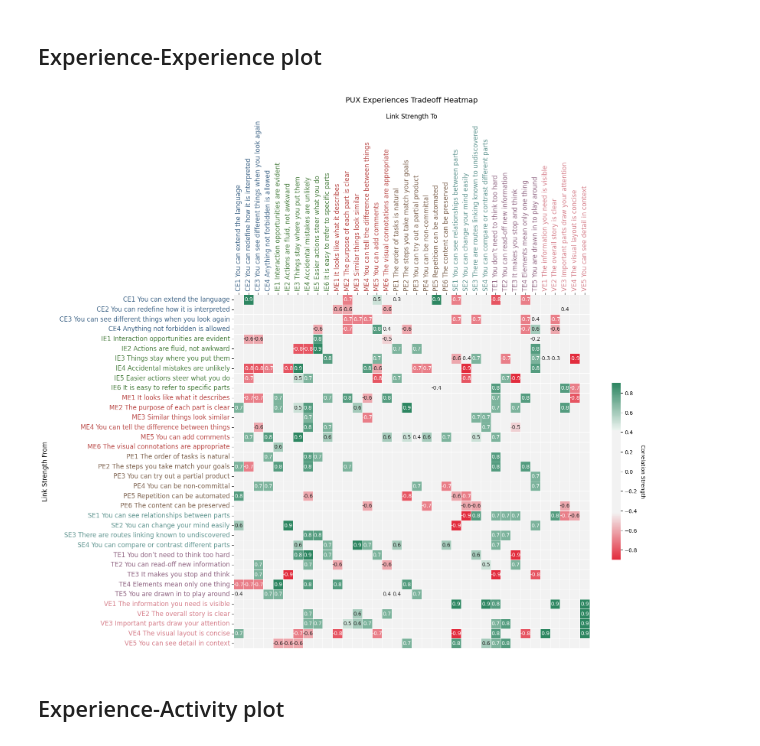
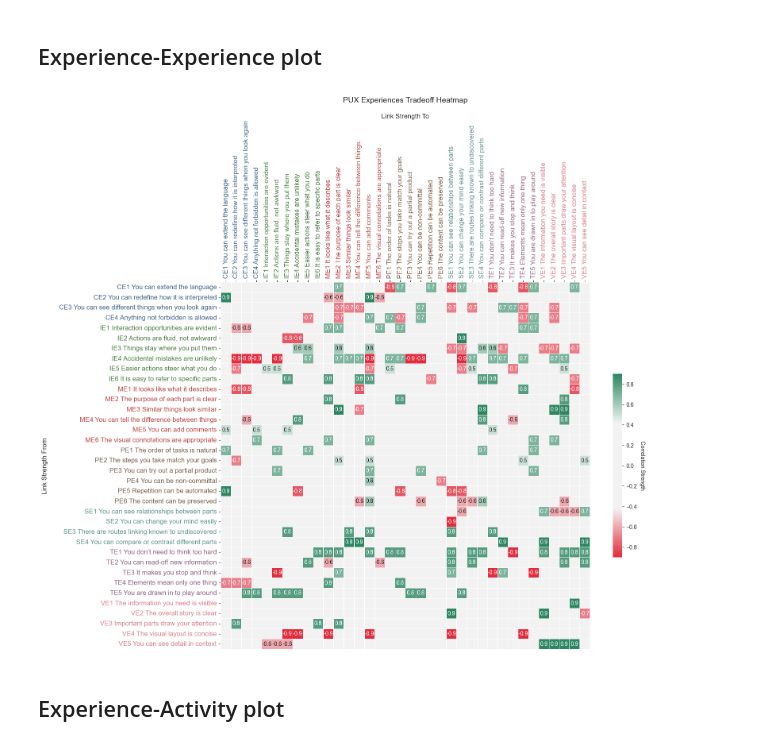
Before and after one commit to jb2328/PUX-Diagrams, a Jupyter notebook: heatmap.ipynb, the cells around one changed output. Drawn from its saved outputs; the diff is of its cells as text; code cells hidden in the pictures.

Commit message:
fixed pux matrix plot

```diff
--- a/heatmap.ipynb
+++ b/heatmap.ipynb
@@ -133,22 +133,27 @@ link_dict = {entry['name']: entry for entry in exp_list}
 # Initialize a matrix of zeros with dimensions based on the number of unique names
 matrix = np.zeros((len(names), len(names)))
 
+# Populate the matrix with the link values
+for index, name in enumerate(names):
+    # Check for negative links if the cell's name is from the x axis
+    if name in link_dict:
+        for link in link_dict[name]['link_negative']:
+            key = next(iter(link))
+            # print(name,"\n",link,"\n",key)
+            index_of = names.index(key)
+            value=next(iter(link_dict[name]['link_negative'][0].values()))
+            matrix[index_of, index] = value
 
-
-# Populate the matrix with the link values
-for x_index, x_name in enumerate(names):
-    for y_index, y_name in enumerate(names):
-        # Check for negative links if the cell's name is from the x axis
-        if y_name in link_dict:
-            for link in link_dict[y_name]['link_negative']:
-                if x_name in link:
-                    matrix[x_index, y_index] = link[x_name]
-
-        # Check for positive links if the cell's name is from the y axis to x axis
-        if x_name in link_dict:
-            for link in link_dict[x_name]['link_positive']:
-                if y_name in link:
-                    matrix[x_index, y_index] = link[y_name]
+    # print("positive")
+    # Check for negative links if the cell's name is from the x axis
+    if name in link_dict:
+        for link in link_dict[name]['link_positive']:
+            key = next(iter(link))
+            # print(name,"\n",link,"\n",key)
+            if key in names:
+                index_of = names.index(key)
+                value=next(iter(link_dict[name]['link_positive'][0].values()))
+                matrix[index_of, index] = value
 
 # Define a custom diverging colormap with green for positive and red for negative
 cmap = sns.diverging_palette(10, 150, s=85, l=50, sep=120, as_cmap=True)
@@ -196,34 +201,34 @@ ax.yaxis.labelpad = 20  # Add some padding for the y-axis label
 
 # Add a title to the heatmap
 ax.set_title('PUX Experiences Tradeoff Heatmap', fontsize=14, pad=20)
 
 
 
 # Apply colors to x-axis tick labels
 for tick_label in ax.get_xticklabels():
     tick_text = tick_label.get_text()
     tick_label.set_color(get_color_for_tick(tick_text))
 
 # Apply colors to y-axis tick labels
 for tick_label in ax.get_yticklabels():
     tick_text = tick_label.get_text()
     tick_label.set_color(get_color_for_tick(tick_text))
 
 
 # Add a label to the colorbar
 colorbar = ax.collections[0].colorbar
 colorbar.set_label('Correlation Strength', rotation=270, labelpad=15)
 
 # Improve visibility of the gridlines and remove text for '0' value cells
 for t in ax.texts:
     if t.get_text() == '0.0':
         t.set_text('')
 
 plt.savefig("./exp_tradeoff.svg", format='svg')
 
 plt.show()
 # %% [output]
-[figure, old version]
+[figure, new version]
 # %% [markdown]
 ## Experience-Activity plot
 # %%
```
Also changed, not shown: parts of 1 cell of this notebook, 4 other files.
